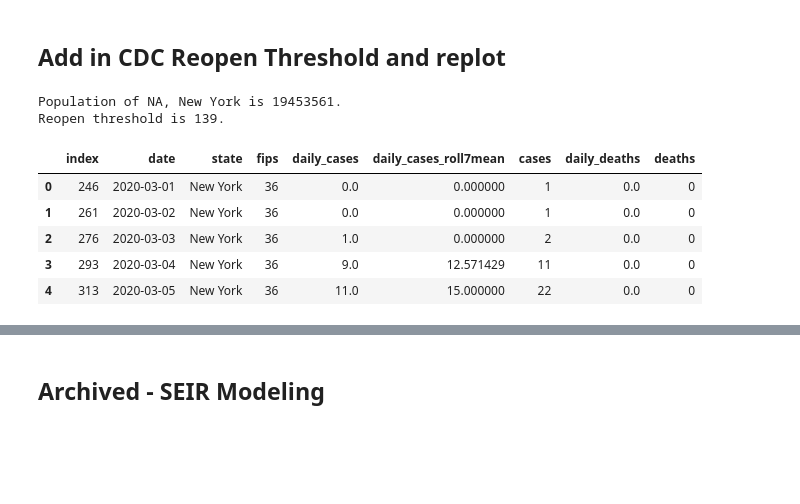
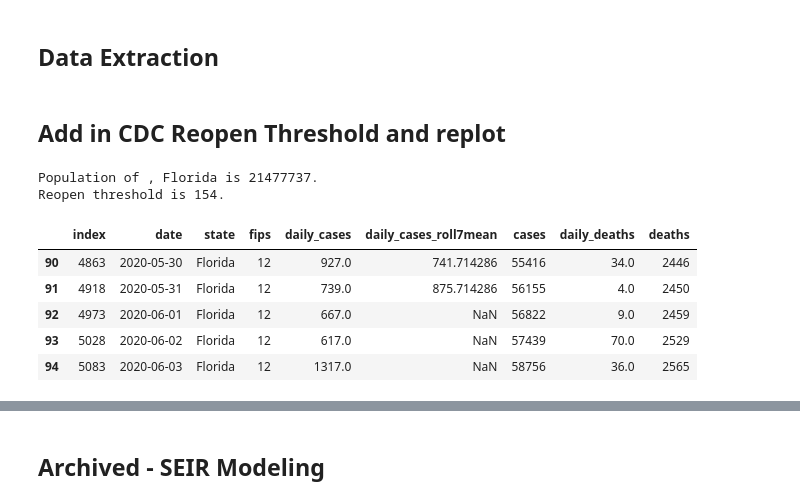
Before and after one commit to AsaKientz/covid-forecasting, a Jupyter notebook: notebooks/Covid-Capstone-III.ipynb, the cells around one changed output, grey strips where cells are left out. Cells and saved outputs as stored; diff of their text form; code cells hidden in the pictures; blank space fills up the shorter version.

```diff
--- a/notebooks/Covid-Capstone-III.ipynb
+++ b/notebooks/Covid-Capstone-III.ipynb
@@ -28,3 +28,5 @@ plt.rcParams.update({'font.size': font_size})
 # %%
 pd.set_option('display.max_columns', None)
 # pd.set_option('display.max_rows', None)
+# %% [markdown]
+## Data Extraction
@@ -33,21 +77,21 @@ pd.set_option('display.max_columns', None)
 # %%
 # CDC guideline threshold of 10 reported infections per 100k pop every 14 days
 reopen_thresh = 10./100000/14
-region_init = ('New York','NA')
+region_init = ('Florida', '')
 num_days_smooth = 7
 df2, states_pop = get_state_or_county_data(region_init, num_days_smooth)
 print(f'Population of {region_init[1]}, {region_init[0]} is {states_pop}.')
 state_reopen_thresh = math.ceil(states_pop * reopen_thresh)
 print(f'Reopen threshold is {state_reopen_thresh}.')
 # %% [output]
-Population of NA, New York is 19453561.
-Reopen threshold is 139.
+Population of , Florida is 21477737.
+Reopen threshold is 154.
 # %%
-df2.head()
+df2.tail()
 # %% [output]
 |  | index | date | state | fips | daily_cases | daily_cases_roll7mean | cases | daily_deaths | deaths |
-| 0 | 246 | 2020-03-01 | New York | 36 | 0.0 | 0.000000 | 1 | 0.0 | 0 |
-| 1 | 261 | 2020-03-02 | New York | 36 | 0.0 | 0.000000 | 1 | 0.0 | 0 |
-| 2 | 276 | 2020-03-03 | New York | 36 | 1.0 | 0.000000 | 2 | 0.0 | 0 |
-| 3 | 293 | 2020-03-04 | New York | 36 | 9.0 | 12.571429 | 11 | 0.0 | 0 |
-| 4 | 313 | 2020-03-05 | New York | 36 | 11.0 | 15.000000 | 22 | 0.0 | 0 |
+| 90 | 4863 | 2020-05-30 | Florida | 12 | 927.0 | 741.714286 | 55416 | 34.0 | 2446 |
+| 91 | 4918 | 2020-05-31 | Florida | 12 | 739.0 | 875.714286 | 56155 | 4.0 | 2450 |
+| 92 | 4973 | 2020-06-01 | Florida | 12 | 667.0 | NaN | 56822 | 9.0 | 2459 |
+| 93 | 5028 | 2020-06-02 | Florida | 12 | 617.0 | NaN | 57439 | 70.0 | 2529 |
+| 94 | 5083 | 2020-06-03 | Florida | 12 | 1317.0 | NaN | 58756 | 36.0 | 2565 |
```
Also changed, not shown: parts of 21 cells of this notebook, 2 other files.
